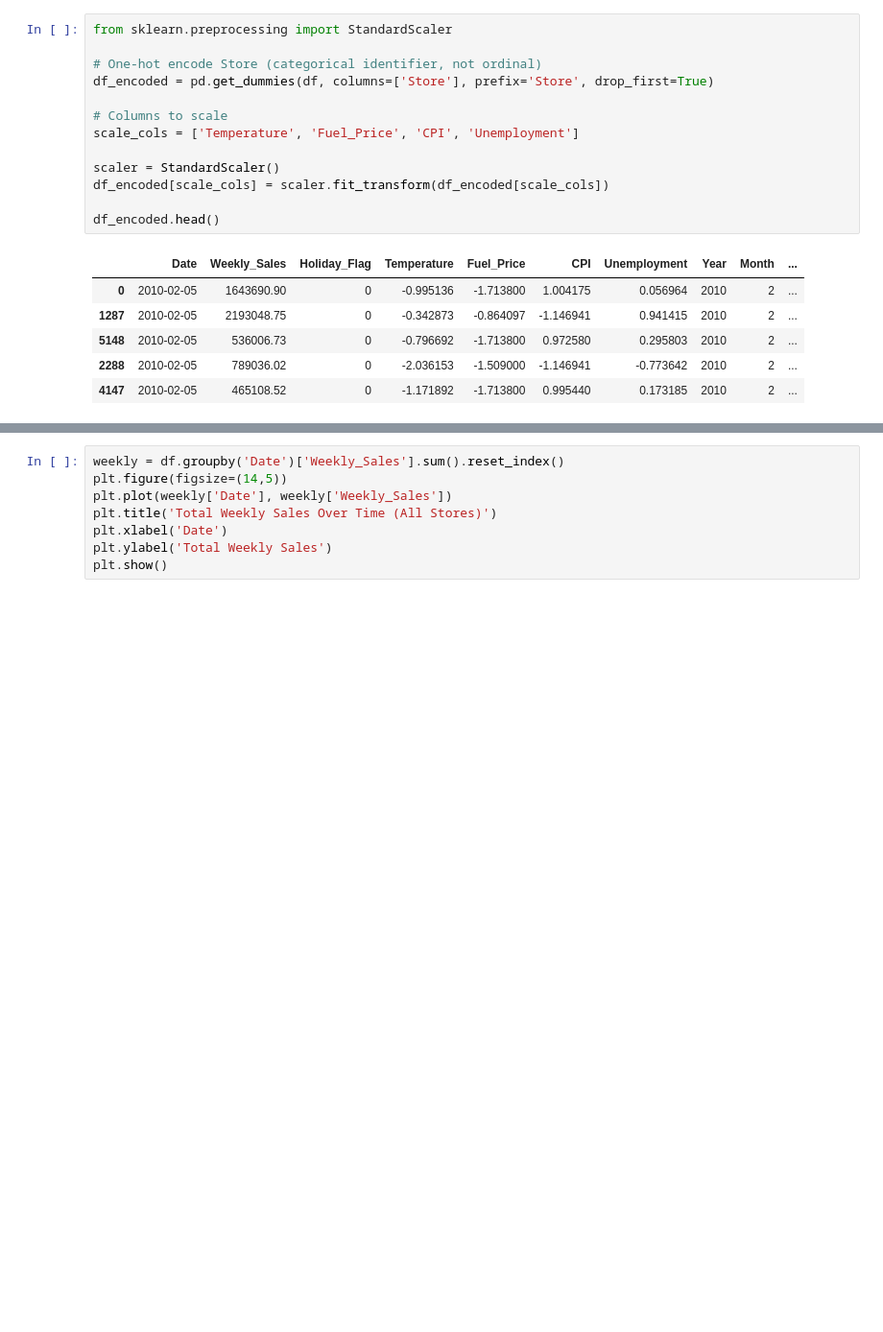
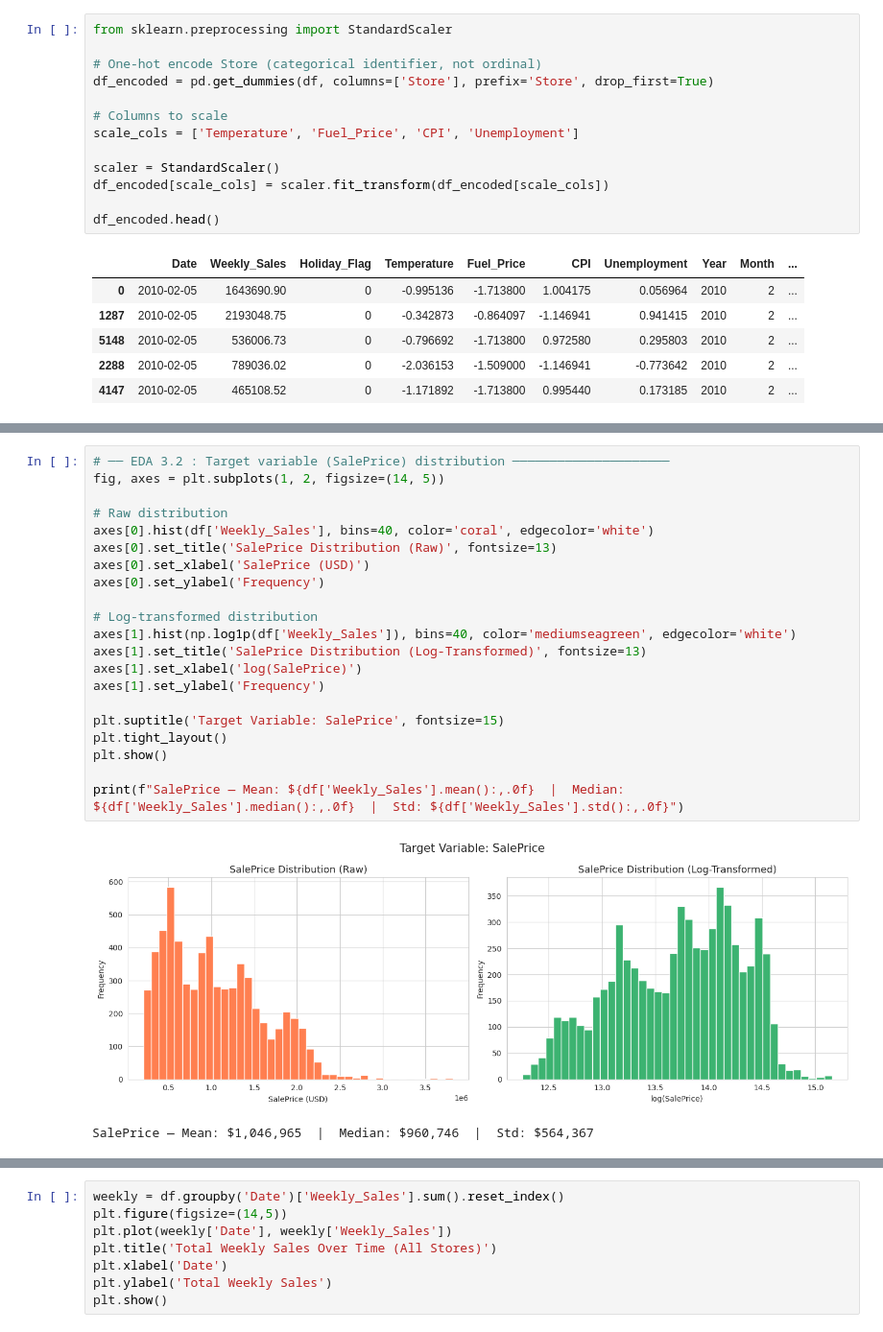
Before and after one commit to fatemabasher-lab/Predictive-Analytics-in-Business---MIS444, a Jupyter notebook: Predictive_Analytics_in_Business_MIS444.ipynb, the cells around one changed output, grey strips where cells are left out. Shown at 96% size. Saved outputs shown, nothing was run; the diff lists cells and outputs as text; blank space fills up the shorter version.

```diff
--- a/Predictive_Analytics_in_Business_MIS444.ipynb
+++ b/Predictive_Analytics_in_Business_MIS444.ipynb
@@ -157,0 +182,24 @@ df_encoded.head()
+# %%
+# ── EDA 3.2 : Target variable (SalePrice) distribution ─────────────────────
+fig, axes = plt.subplots(1, 2, figsize=(14, 5))
+
+# Raw distribution
+axes[0].hist(df['Weekly_Sales'], bins=40, color='coral', edgecolor='white')
+axes[0].set_title('SalePrice Distribution (Raw)', fontsize=13)
+axes[0].set_xlabel('SalePrice (USD)')
+axes[0].set_ylabel('Frequency')
+
+# Log-transformed distribution
+axes[1].hist(np.log1p(df['Weekly_Sales']), bins=40, color='mediumseagreen', edgecolor='white')
+axes[1].set_title('SalePrice Distribution (Log-Transformed)', fontsize=13)
+axes[1].set_xlabel('log(SalePrice)')
+axes[1].set_ylabel('Frequency')
+
+plt.suptitle('Target Variable: SalePrice', fontsize=15)
+plt.tight_layout()
+plt.show()
+
+print(f"SalePrice — Mean: ${df['Weekly_Sales'].mean():,.0f}  |  Median: ${df['Weekly_Sales'].median():,.0f}  |  Std: ${df['Weekly_Sales'].std():,.0f}")
+# %% [output]
+[figure, added]
+SalePrice — Mean: $1,046,965  |  Median: $960,746  |  Std: $564,367
```
Also changed, not shown: parts of 33 cells of this notebook.
